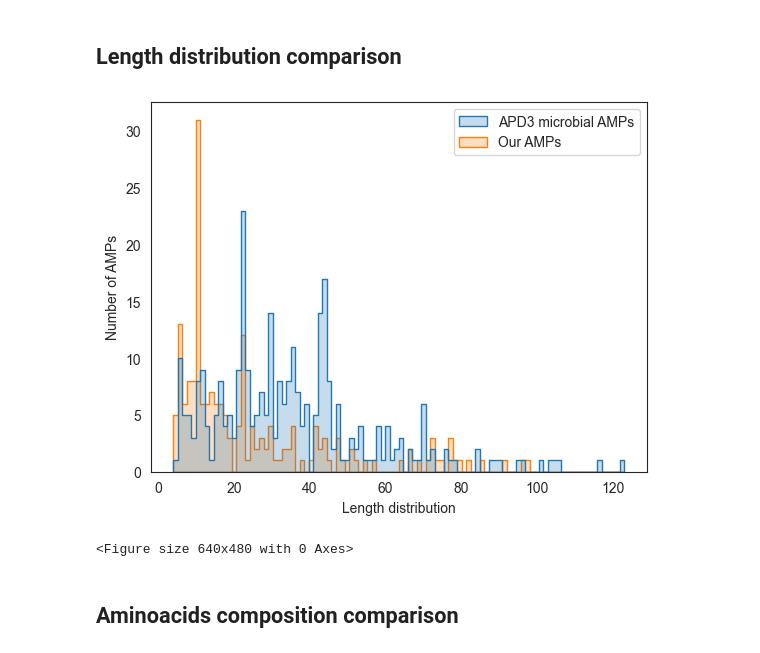
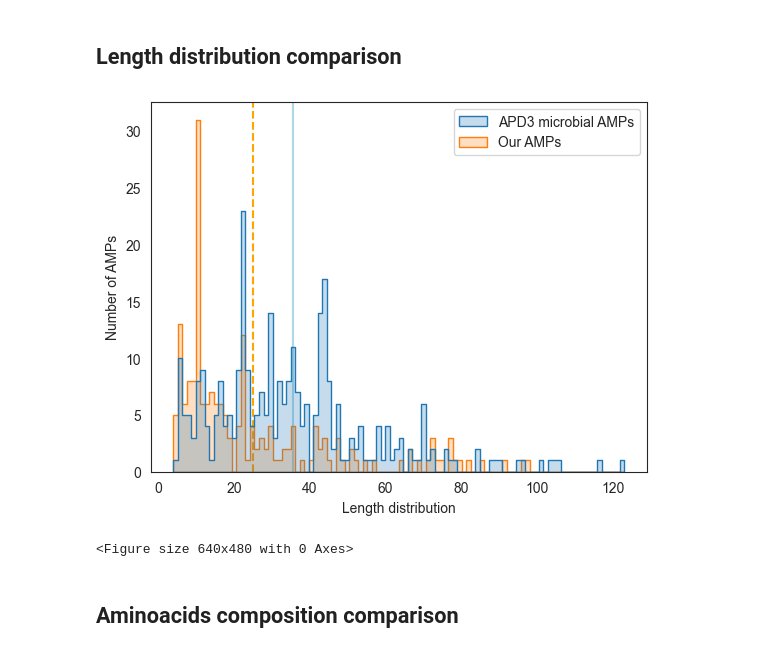
Before and after one commit to LuiguiGallardo/amps_microbiome, a Jupyter notebook: 12_apd3_data/apd3_comparison.ipynb, the cells around one changed output. Saved outputs shown, nothing was run; the diff lists cells and outputs as text; code cells hidden in the pictures.

```diff
--- a/12_apd3_data/apd3_comparison.ipynb
+++ b/12_apd3_data/apd3_comparison.ipynb
@@ -3,30 +3,35 @@
 # %%
 import pandas as pd
 import matplotlib.pyplot as plt
 import seaborn as sns
 
 # Input databases length distributions
 apd3 = pd.read_csv("./prok_APD_sequence_release_09142020.fasta_length_complete.txt")
 
 amps = pd.read_csv("./193_amps.pep_length_complete.txt")
 
 both_datasets = pd.concat([apd3, amps], axis=1)
 
 # Histogram
 sns.set_style("white")
 sns.histplot(
     data=both_datasets,
     bins=100,
     element="step",
     common_norm=False)
 plt.xlabel("Length distribution")
 plt.ylabel("Number of AMPs")
+
+# Draw lines indicating the means
+plt.axvline(x=35.49, color='lightblue', linestyle='-', zorder=0)
+plt.axvline(x=24.97, color='orange', linestyle='--', zorder=0)
+
 plt.savefig("length_distribution.svg")
 plt.savefig("length_distribution.png")
 plt.show()
 plt.clf()
 # %% [output]
-[figure, old version]
+[figure, new version]
 <Figure size 640x480 with 0 Axes>
 # %% [markdown]
 ## Aminoacids composition comparison
```
Also changed, not shown: parts of 1 cell of this notebook, 38 other files.
